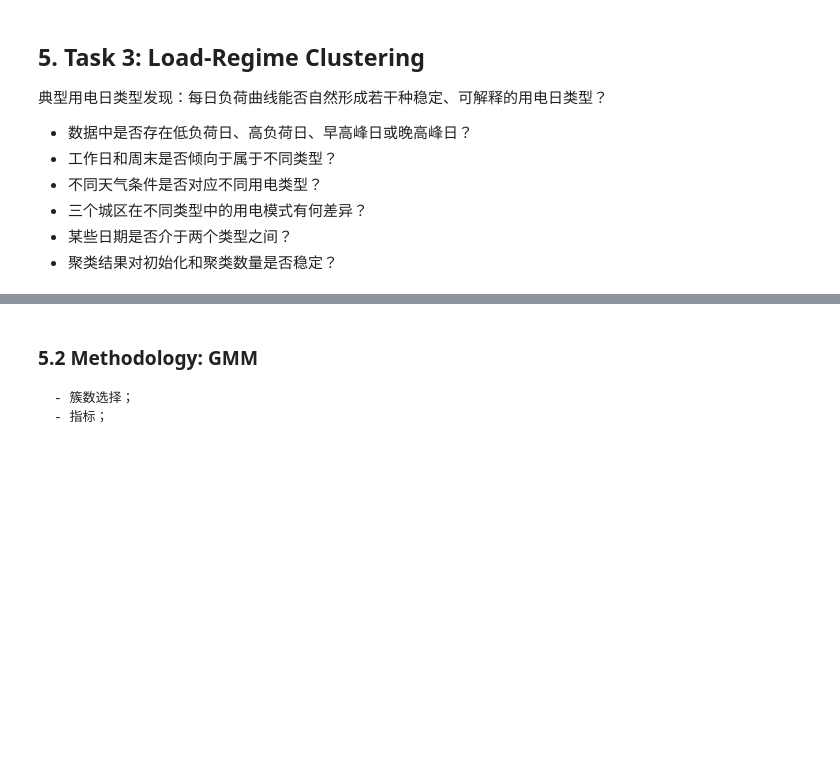
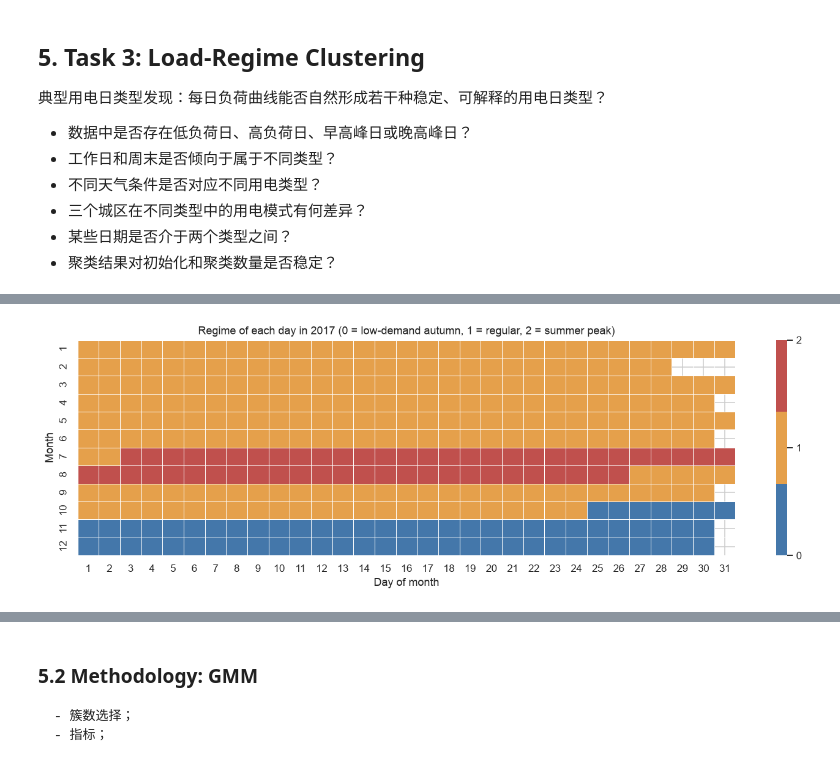
Before and after one commit to DSA5102-Final-Project-Group-8/Tetuan-City-Power-Consumption, a Jupyter notebook: DSA5102_Final_Project_Group8.ipynb, the cells around one changed output, grey strips where cells are left out. Saved outputs shown, nothing was run; the diff lists cells and outputs as text; code cells hidden in the pictures; blank space fills up the shorter version.

```diff
--- a/DSA5102_Final_Project_Group8.ipynb
+++ b/DSA5102_Final_Project_Group8.ipynb
@@ -1835,0 +2007,24 @@ Selected PCA scale: standardized
+# %%
+km_calendar = pd.DataFrame({
+    "month": daily_load.index.month,
+    "day": daily_load.index.day,
+    "cluster": km_labels,
+})
+km_calendar_pivot = km_calendar.pivot_table(index="month", columns="day", values="cluster")
+
+fig, ax = plt.subplots(figsize=(13, 4.2))
+sns.heatmap(
+    km_calendar_pivot,
+    cmap=sns.color_palette([km_regime_colors[0], km_regime_colors[1], km_regime_colors[2]],
+                           as_cmap=True),
+    cbar_kws={"ticks": [0, 1, 2]},
+    linewidths=0.5,
+    linecolor="white",
+    ax=ax,
+)
+ax.set(title="Regime of each day in 2017 (0 = low-demand autumn, 1 = regular, 2 = summer peak)",
+       xlabel="Day of month", ylabel="Month")
+fig.tight_layout()
+plt.show()
+# %% [output]
+[figure, added]
```
Also changed, not shown: parts of 21 cells of this notebook, 7 other files.
